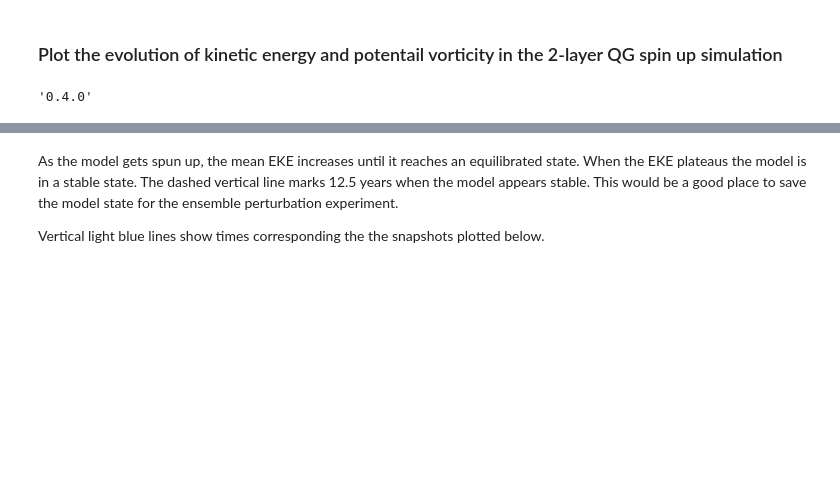
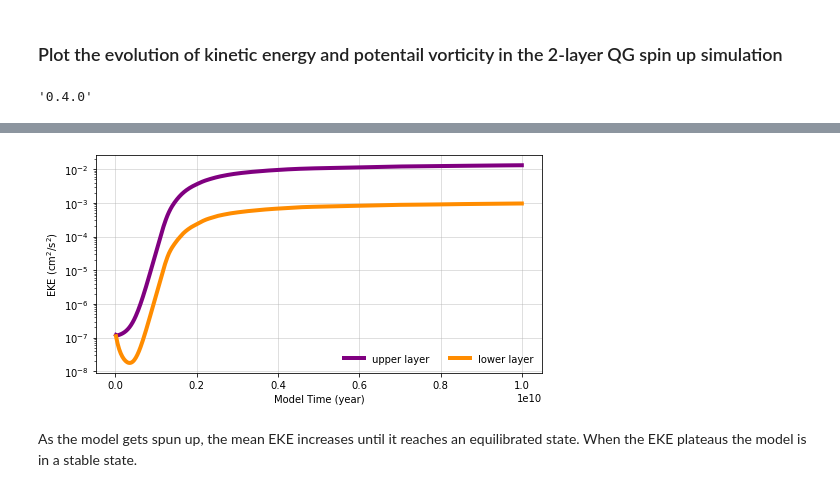
Before and after one commit to ocean-transport/lcs-ml, a Jupyter notebook: spin_up/visualize_spin_up.ipynb, the cells around one changed output, grey strips where cells are left out. Cells and saved outputs as stored; diff of their text form; code cells hidden in the pictures; blank space fills up the shorter version.

```diff
--- a/spin_up/visualize_spin_up.ipynb
+++ b/spin_up/visualize_spin_up.ipynb
@@ -60,17 +70,15 @@ plt.axvline(x=time_stable/year, color='k', linestyle='--')
 # %%
 # Plot time series of EKE
-plt.figure(figsize=(12,6))
+plt.figure(figsize=(8,4))
 plt.semilogy(ds.time/year, ds.EKE.isel(lev=0), lw=4, color='purple', label='upper layer')
 plt.semilogy(ds.time/year, ds.EKE.isel(lev=1), lw=4, color='darkorange', label='lower layer')
-ints = [10000, 15000, 25000, 35000, 55000, 70000]
-for i in ints:
-    plt.axvline(x=ds.time[i]/year, color='lightblue', linewidth=2, alpha=1)
-plt.axvline(x=time_stable/year, color='k', lw=2, linestyle='--')
 plt.grid(True, alpha=0.5); plt.legend(frameon=False, ncol=2)
-plt.ylabel(r'KE ($\rmcm^{2}$/$\rms^{2}$)'); plt.xlabel('Model Time (year)');
+plt.ylabel(r'EKE ($\rmcm^{2}$/$\rms^{2}$)'); plt.xlabel('Model Time (year)');
+fig.tight_layout()
+plt.savefig('/burg/home/hs3277/lcs-ml/images/spin_up_EKE.png', bbox_inches='tight')
+# %% [output]
+[figure, added]
 # %% [markdown]
-As the model gets spun up, the mean EKE increases until it reaches an equilibrated state. When the EKE plateaus the model is in a stable state. The dashed vertical line marks 12.5 years when the model appears stable. This would be a good place to save the model state for the ensemble perturbation experiment.
-
-Vertical light blue lines show times corresponding the the snapshots plotted below.
+As the model gets spun up, the mean EKE increases until it reaches an equilibrated state. When the EKE plateaus the model is in a stable state.
 # %%
 # Evolution of the upper PV anomaly field
```
Also changed, not shown: parts of 9 cells of this notebook, 7 other files.
